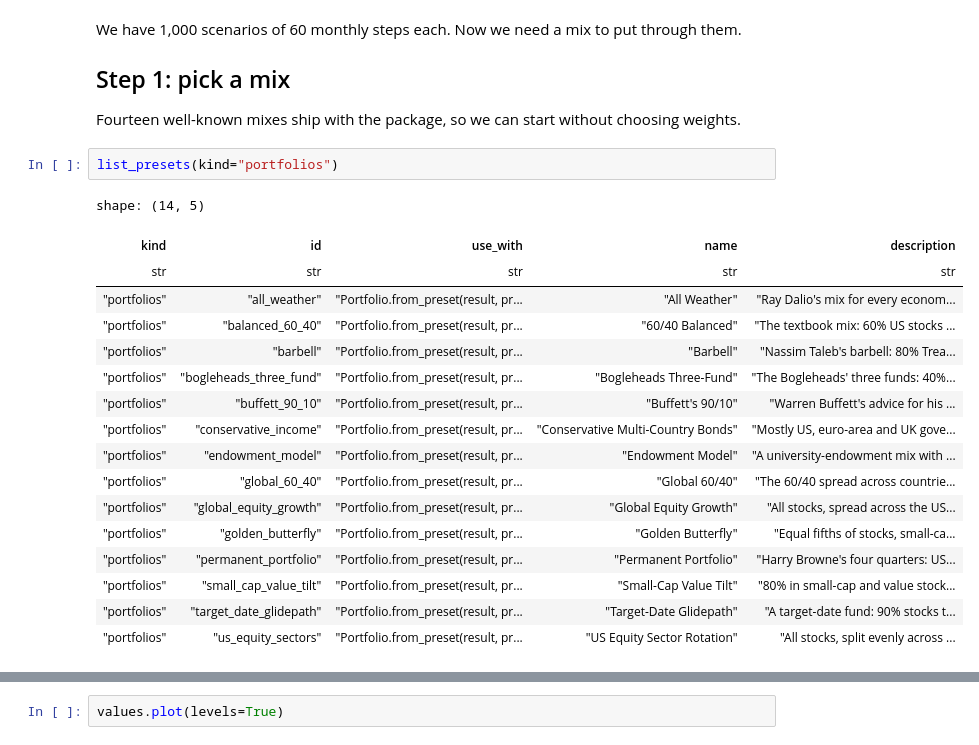
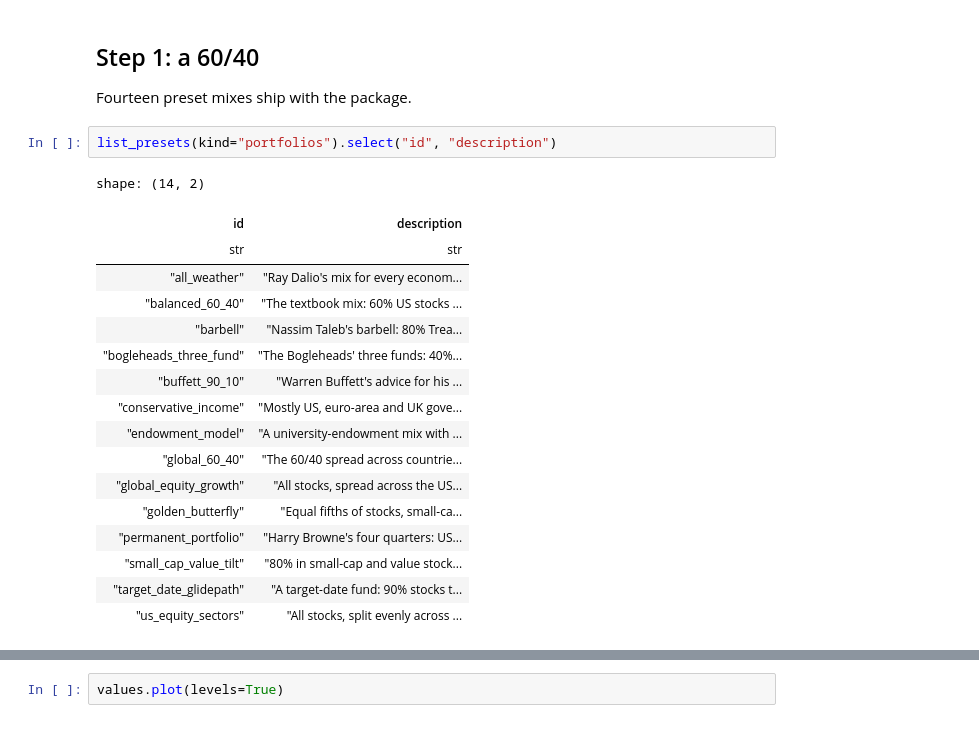
Before and after one commit to JerBouma/jerbouma.github.io, a Jupyter notebook: assets/notebooks/financescenarios/portfolio.ipynb, the cells around one changed output, grey strips where cells are left out. Drawn from its saved outputs; the diff is of its cells as text.

```diff
--- a/assets/notebooks/financescenarios/portfolio.ipynb
+++ b/assets/notebooks/financescenarios/portfolio.ipynb
@@ -33,26 +18,24 @@ print(f"{result.n_simulations} scenarios, {len(result.dates) - 1} monthly steps"
-# %% [markdown]
-We have 1,000 scenarios of 60 monthly steps each. Now we need a mix to put through them.
-
-## Step 1: pick a mix
-
-Fourteen well-known mixes ship with the package, so we can start without choosing weights.
+# %% [markdown]
+## Step 1: a 60/40
+
+Fourteen preset mixes ship with the package.
 # %%
-list_presets(kind="portfolios")
+list_presets(kind="portfolios").select("id", "description")
 # %% [output]
-shape: (14, 5)
+shape: (14, 2)
-| kind | id | use_with | name | description |
-| str | str | str | str | str |
-| "portfolios" | "all_weather" | "Portfolio.from_preset(result, pr... | "All Weather" | "Ray Dalio's mix for every econom... |
-| "portfolios" | "balanced_60_40" | "Portfolio.from_preset(result, pr... | "60/40 Balanced" | "The textbook mix: 60% US stocks ... |
-| "portfolios" | "barbell" | "Portfolio.from_preset(result, pr... | "Barbell" | "Nassim Taleb's barbell: 80% Trea... |
-| "portfolios" | "bogleheads_three_fund" | "Portfolio.from_preset(result, pr... | "Bogleheads Three-Fund" | "The Bogleheads' three funds: 40%... |
-| "portfolios" | "buffett_90_10" | "Portfolio.from_preset(result, pr... | "Buffett's 90/10" | "Warren Buffett's advice for his ... |
-| "portfolios" | "conservative_income" | "Portfolio.from_preset(result, pr... | "Conservative Multi-Country Bonds" | "Mostly US, euro-area and UK gove... |
-| "portfolios" | "endowment_model" | "Portfolio.from_preset(result, pr... | "Endowment Model" | "A university-endowment mix with ... |
-| "portfolios" | "global_60_40" | "Portfolio.from_preset(result, pr... | "Global 60/40" | "The 60/40 spread across countrie... |
-| "portfolios" | "global_equity_growth" | "Portfolio.from_preset(result, pr... | "Global Equity Growth" | "All stocks, spread across the US... |
-| "portfolios" | "golden_butterfly" | "Portfolio.from_preset(result, pr... | "Golden Butterfly" | "Equal fifths of stocks, small-ca... |
-| "portfolios" | "permanent_portfolio" | "Portfolio.from_preset(result, pr... | "Permanent Portfolio" | "Harry Browne's four quarters: US... |
-| "portfolios" | "small_cap_value_tilt" | "Portfolio.from_preset(result, pr... | "Small-Cap Value Tilt" | "80% in small-cap and value stock... |
-| "portfolios" | "target_date_glidepath" | "Portfolio.from_preset(result, pr... | "Target-Date Glidepath" | "A target-date fund: 90% stocks t... |
-| "portfolios" | "us_equity_sectors" | "Portfolio.from_preset(result, pr... | "US Equity Sector Rotation" | "All stocks, split evenly across ... |
+| id | description |
+| str | str |
+| "all_weather" | "Ray Dalio's mix for every econom... |
+| "balanced_60_40" | "The textbook mix: 60% US stocks ... |
+| "barbell" | "Nassim Taleb's barbell: 80% Trea... |
+| "bogleheads_three_fund" | "The Bogleheads' three funds: 40%... |
+| "buffett_90_10" | "Warren Buffett's advice for his ... |
+| "conservative_income" | "Mostly US, euro-area and UK gove... |
+| "endowment_model" | "A university-endowment mix with ... |
+| "global_60_40" | "The 60/40 spread across countrie... |
+| "global_equity_growth" | "All stocks, spread across the US... |
+| "golden_butterfly" | "Equal fifths of stocks, small-ca... |
+| "permanent_portfolio" | "Harry Browne's four quarters: US... |
+| "small_cap_value_tilt" | "80% in small-cap and value stock... |
+| "target_date_glidepath" | "A target-date fund: 90% stocks t... |
+| "us_equity_sectors" | "All stocks, split evenly across ... |
```
Also changed, not shown: parts of 40 cells of this notebook, 5 other files.
